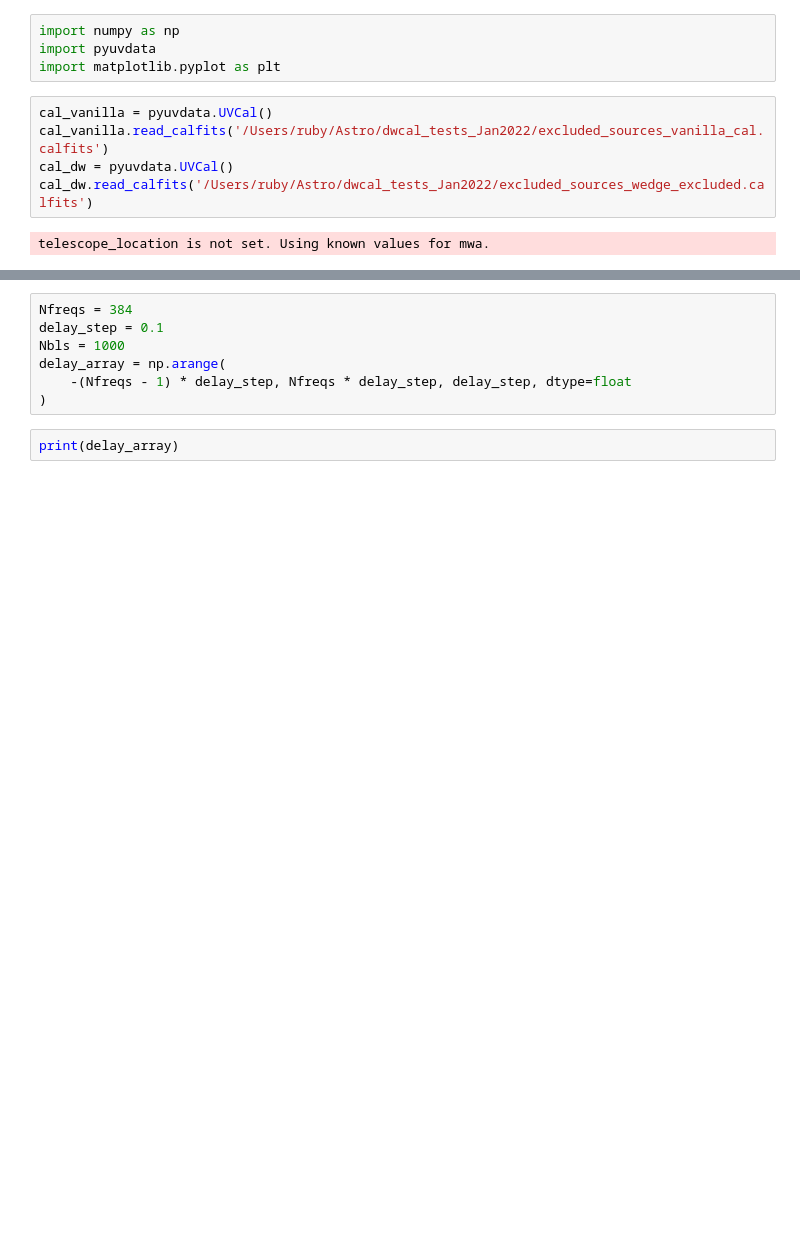
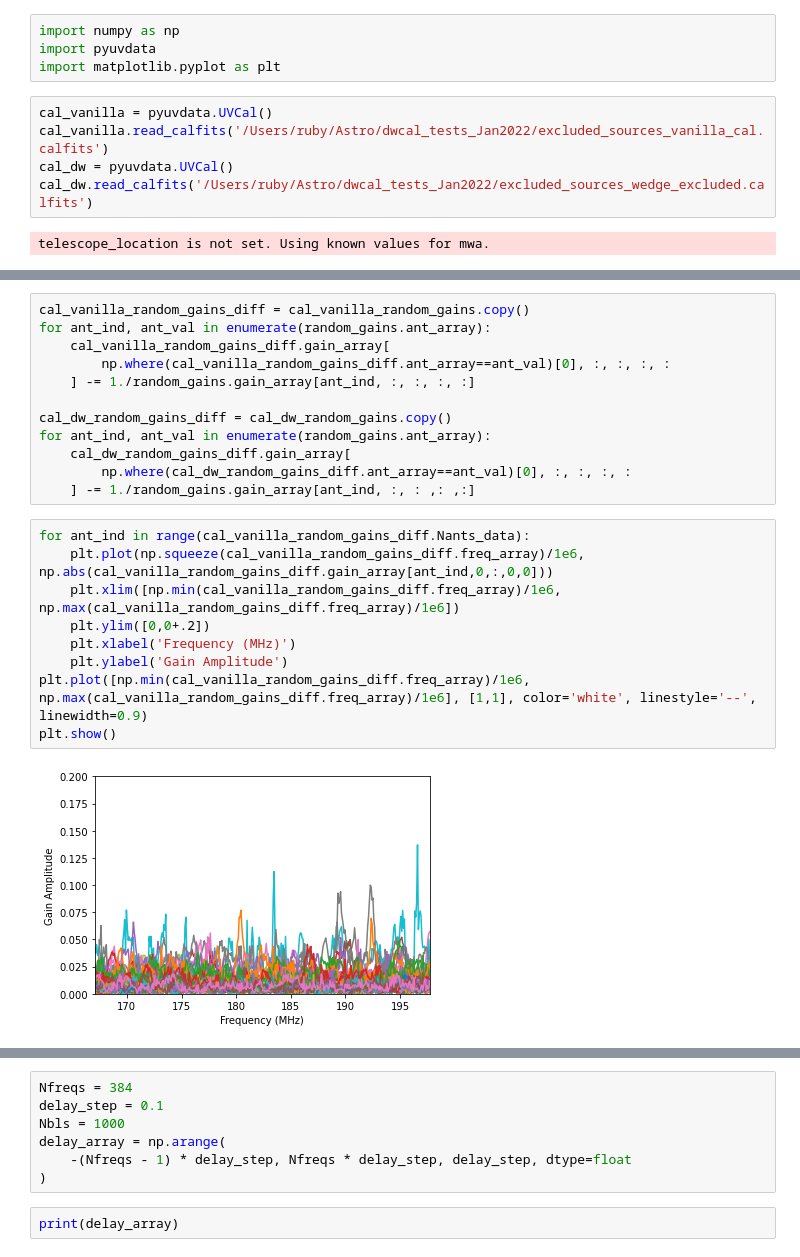
Before and after one commit to rlbyrne/rlb_LWA, a Jupyter notebook: notebooks/dwcal_test_plotting_Jan2022.ipynb, the cells around one changed output, grey strips where cells are left out. Drawn from its saved outputs; the diff is of its cells as text; blank space fills up the shorter version.

```diff
--- a/notebooks/dwcal_test_plotting_Jan2022.ipynb
+++ b/notebooks/dwcal_test_plotting_Jan2022.ipynb
@@ -27,0 +67,23 @@ plt.show()
+# %%
+cal_vanilla_random_gains_diff = cal_vanilla_random_gains.copy()
+for ant_ind, ant_val in enumerate(random_gains.ant_array):
+    cal_vanilla_random_gains_diff.gain_array[
+        np.where(cal_vanilla_random_gains_diff.ant_array==ant_val)[0], :, :, :, :
+    ] -= 1./random_gains.gain_array[ant_ind, :, :, :, :]
+
+cal_dw_random_gains_diff = cal_dw_random_gains.copy()
+for ant_ind, ant_val in enumerate(random_gains.ant_array):
+    cal_dw_random_gains_diff.gain_array[
+        np.where(cal_dw_random_gains_diff.ant_array==ant_val)[0], :, :, :, :
+    ] -= 1./random_gains.gain_array[ant_ind, :, : ,: ,:]
+# %%
+for ant_ind in range(cal_vanilla_random_gains_diff.Nants_data):
+    plt.plot(np.squeeze(cal_vanilla_random_gains_diff.freq_array)/1e6, np.abs(cal_vanilla_random_gains_diff.gain_array[ant_ind,0,:,0,0]))
+    plt.xlim([np.min(cal_vanilla_random_gains_diff.freq_array)/1e6, np.max(cal_vanilla_random_gains_diff.freq_array)/1e6])
+    plt.ylim([0,0+.2])
+    plt.xlabel('Frequency (MHz)')
+    plt.ylabel('Gain Amplitude')
+plt.plot([np.min(cal_vanilla_random_gains_diff.freq_array)/1e6, np.max(cal_vanilla_random_gains_diff.freq_array)/1e6], [1,1], color='white', linestyle='--', linewidth=0.9)
+plt.show()
+# %% [output]
+[figure, added]
```
Also changed, not shown: parts of 31 cells of this notebook, 3 other files.
